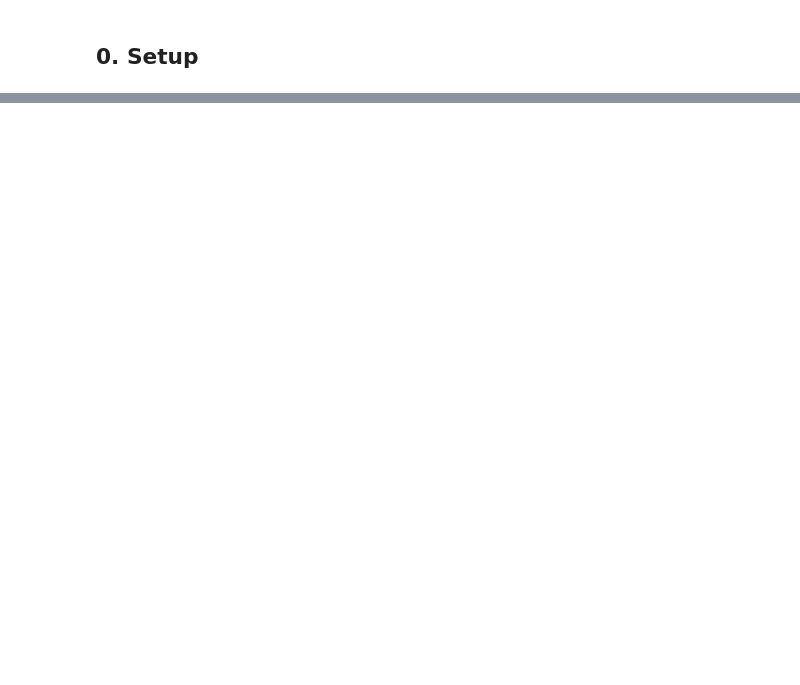
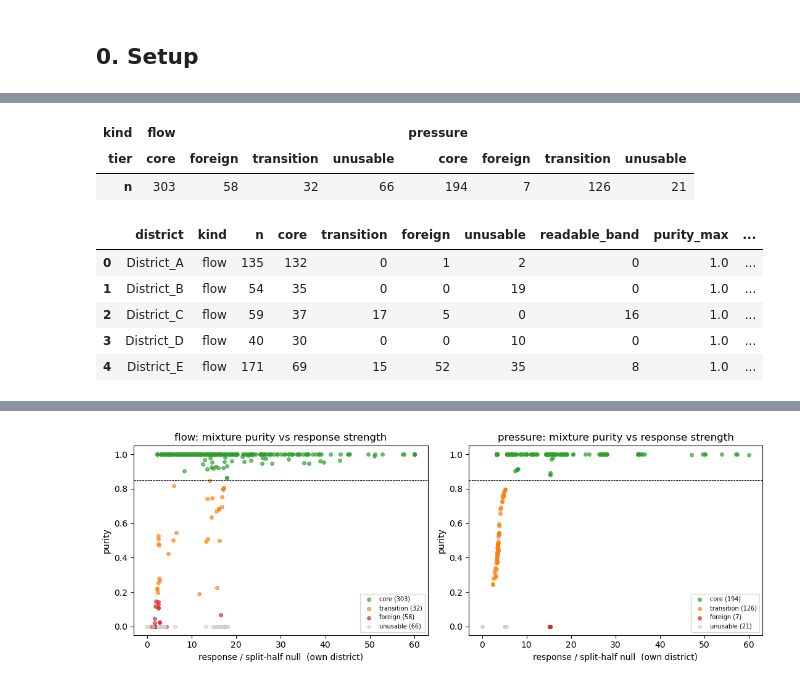
Before and after one commit to arthurhirez/FedCausal, a Jupyter notebook: notebooks/0_prospection/fedwater_lab/mixture_lab.ipynb, the cells around one changed output, grey strips where cells are left out. Cells and saved outputs as stored; diff of their text form; code cells hidden in the pictures; blank space fills up the shorter version.

```diff
--- a/notebooks/0_prospection/fedwater_lab/mixture_lab.ipynb
+++ b/notebooks/0_prospection/fedwater_lab/mixture_lab.ipynb
@@ -557,0 +183,20 @@ checked against.
+# %%
+MIX = RES["mixture"]
+display(MIX.groupby(["kind", "tier"]).size().rename("n").to_frame().T)
+display(mp.zones(RES, "flow"))
+display(mp.zones(RES, "pressure"))
+
+fig, axes = plt.subplots(1, 2, figsize=(11, 4.0))
+for ax, kind in zip(axes, ("flow", "pressure")):
+    mp.plot_purity(RES, kind, ax=ax)
+plt.tight_layout(); plt.show()
+# %% [output]
+| kind | flow |  |  |  | pressure |  |  |  |
+| tier | core | foreign | transition | unusable | core | foreign | transition | unusable |
+| n | 303 | 58 | 32 | 66 | 194 | 7 | 126 | 21 |
+|  | district | kind | n | core | transition | foreign | unusable | readable_band | purity_max | ... |
+| 0 | District_A | flow | 135 | 132 | 0 | 1 | 2 | 0 | 1.0 | ... |
+| 1 | District_B | flow | 54 | 35 | 0 | 0 | 19 | 0 | 1.0 | ... |
+| 2 | District_C | flow | 59 | 37 | 17 | 5 | 0 | 16 | 1.0 | ... |
+| 3 | District_D | flow | 40 | 30 | 0 | 0 | 10 | 0 | 1.0 | ... |
+| 4 | District_E | flow | 171 | 69 | 15 | 52 | 35 | 8 | 1.0 | ... |
@@ -557,0 +209 @@ checked against.
+[figure, added]
```
Also changed, not shown: parts of 61 cells of this notebook, 3 other files.
